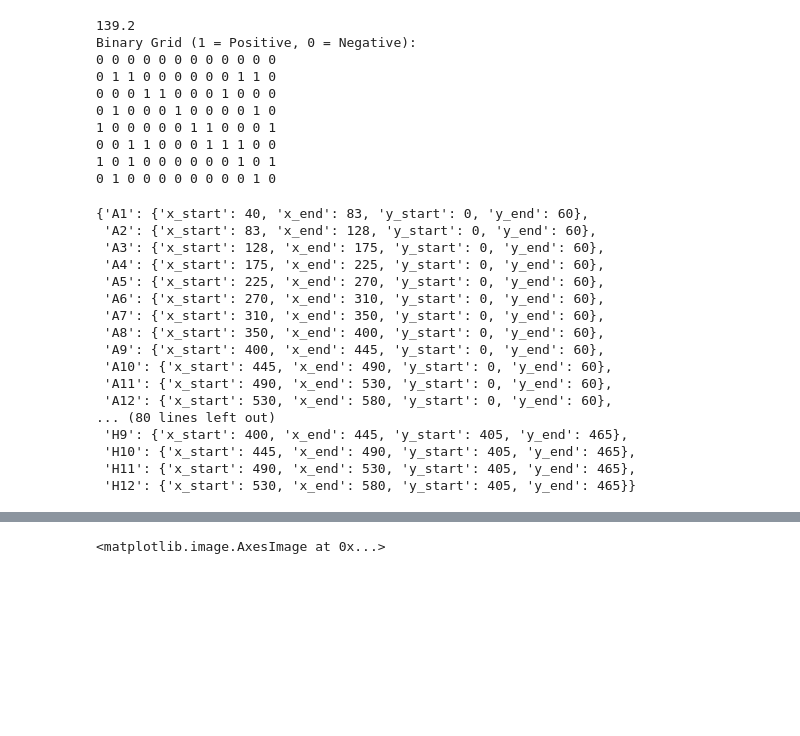
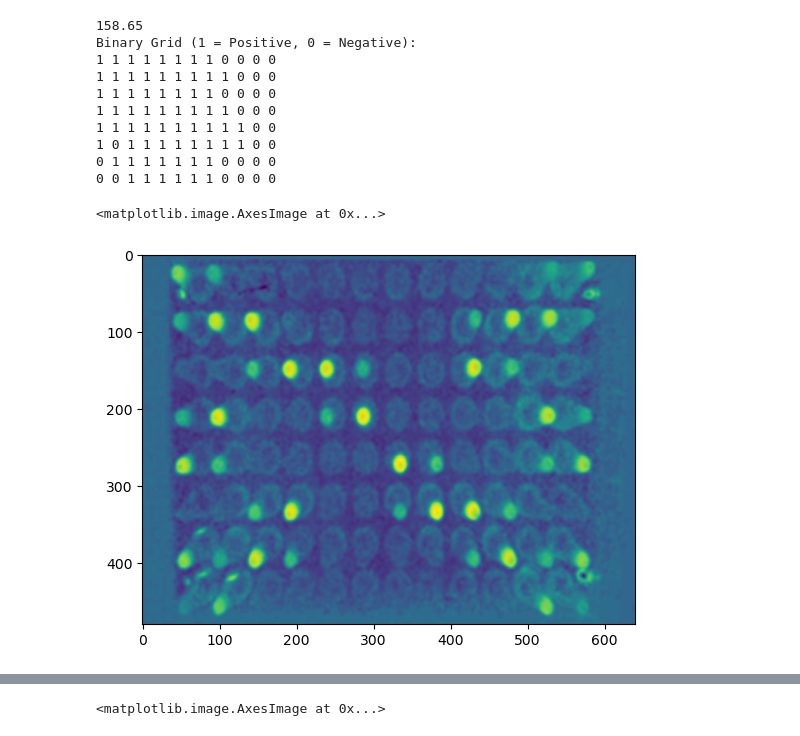
Before and after one commit to Miloumille/CTMA_internship_Photodetector, a Jupyter notebook: script/Untitled.ipynb, the cells around one changed output, grey strips where cells are left out. Drawn from its saved outputs; the diff is of its cells as text; code cells hidden in the pictures; blank space fills up the shorter version.

```diff
--- a/script/Untitled.ipynb
+++ b/script/Untitled.ipynb
@@ -242,8 +148,9 @@ def draw_grid(image, vertical_positions, horizontal_positions):
 
 ##############
 
+imageInput = warped_image_rgb
 # Convert to LAB color space and apply Gaussian blur
-imageInput_blurred = cv2.GaussianBlur(imageInput, (5, 5), 0)
+imageInput_blurred = cv2.GaussianBlur(imageInput, (5, 5), 3)
 lab = cv2.cvtColor(imageInput_blurred, cv2.COLOR_BGR2LAB)
 l, a, b = cv2.split(lab)
 
@@ -253,17 +160,17 @@ vertical_positions = [35, 80, 128, 175, 215, 260, 310, 360, 405, 455, 500, 545,
 horizontal_positions = [0, 60, 120, 175, 235, 300, 360, 425, 475]
 
 # Draw grid and get coordinates of each cell
-overlayed_image = np.where(cv2.cvtColor(cv2.threshold(b, 153, 255, cv2.THRESH_BINARY)[1], cv2.COLOR_GRAY2BGR) == 255, imageInput, cv2.convertScaleAbs(imageInput, alpha=0.3, beta=0))
+overlayed_image = np.where(cv2.cvtColor(cv2.threshold(b, 300, 255, cv2.THRESH_BINARY)[1], cv2.COLOR_GRAY2BGR) == 255, imageInput, cv2.convertScaleAbs(imageInput, alpha=0.3, beta=0))
 cell_dict = draw_grid(overlayed_image, vertical_positions, horizontal_positions)
 a1_coords = cell_dict["A1"]
 a1_b_channel = b[a1_coords['y_start']:a1_coords['y_end'], a1_coords['x_start']:a1_coords['x_end']]
-threshold_value = int(np.max(a1_b_channel)) - int(np.max(a1_b_channel)) * 0.04
+threshold_value = int(np.max(a1_b_channel)) - int(np.max(a1_b_channel)) * 0.05
 print(threshold_value)
 _, binary_mask = cv2.threshold(b, threshold_value, 255, cv2.THRESH_BINARY)
 
 # Remove small noise using contour detection
 contours, _ = cv2.findContours(binary_mask, cv2.RETR_EXTERNAL, cv2.CHAIN_APPROX_SIMPLE)
-min_area = 150  # Minimum area to keep
+min_area = 100  # Minimum area to keep
 for contour in contours:
     if cv2.contourArea(contour) < min_area:
         cv2.drawContours(binary_mask, [contour], -1, 0, -1)
@@ -311,33 +218,18 @@ while True:
 
 window.close()
 # %% [output]
-139.2
+158.65
 Binary Grid (1 = Positive, 0 = Negative):
-0 0 0 0 0 0 0 0 0 0 0 0
-0 1 1 0 0 0 0 0 0 1 1 0
-0 0 0 1 1 0 0 0 1 0 0 0
-0 1 0 0 0 1 0 0 0 0 1 0
-1 0 0 0 0 0 1 1 0 0 0 1
-0 0 1 1 0 0 0 1 1 1 0 0
-1 0 1 0 0 0 0 0 0 1 0 1
-0 1 0 0 0 0 0 0 0 0 1 0
+1 1 1 1 1 1 1 1 0 0 0 0
+1 1 1 1 1 1 1 1 1 0 0 0
+1 1 1 1 1 1 1 1 0 0 0 0
+1 1 1 1 1 1 1 1 1 0 0 0
+1 1 1 1 1 1 1 1 1 1 0 0
+1 0 1 1 1 1 1 1 1 1 0 0
+0 1 1 1 1 1 1 1 0 0 0 0
+0 0 1 1 1 1 1 1 0 0 0 0
-# %%
-cell_dict
-# %% [output]
-{'A1': {'x_start': 40, 'x_end': 83, 'y_start': 0, 'y_end': 60},
- 'A2': {'x_start': 83, 'x_end': 128, 'y_start': 0, 'y_end': 60},
- 'A3': {'x_start': 128, 'x_end': 175, 'y_start': 0, 'y_end': 60},
- 'A4': {'x_start': 175, 'x_end': 225, 'y_start': 0, 'y_end': 60},
- 'A5': {'x_start': 225, 'x_end': 270, 'y_start': 0, 'y_end': 60},
- 'A6': {'x_start': 270, 'x_end': 310, 'y_start': 0, 'y_end': 60},
- 'A7': {'x_start': 310, 'x_end': 350, 'y_start': 0, 'y_end': 60},
- 'A8': {'x_start': 350, 'x_end': 400, 'y_start': 0, 'y_end': 60},
- 'A9': {'x_start': 400, 'x_end': 445, 'y_start': 0, 'y_end': 60},
- 'A10': {'x_start': 445, 'x_end': 490, 'y_start': 0, 'y_end': 60},
- 'A11': {'x_start': 490, 'x_end': 530, 'y_start': 0, 'y_end': 60},
- 'A12': {'x_start': 530, 'x_end': 580, 'y_start': 0, 'y_end': 60},
-... (80 lines left out)
- 'H9': {'x_start': 400, 'x_end': 445, 'y_start': 405, 'y_end': 465},
- 'H10': {'x_start': 445, 'x_end': 490, 'y_start': 405, 'y_end': 465},
- 'H11': {'x_start': 490, 'x_end': 530, 'y_start': 405, 'y_end': 465},
- 'H12': {'x_start': 530, 'x_end': 580, 'y_start': 405, 'y_end': 465}}
+# %%
+plt.imshow(l)
+# %% [output]
+<matplotlib.image.AxesImage at 0x...>
+[figure, added]
```
Also changed, not shown: parts of 6 cells of this notebook, 7 other files.
